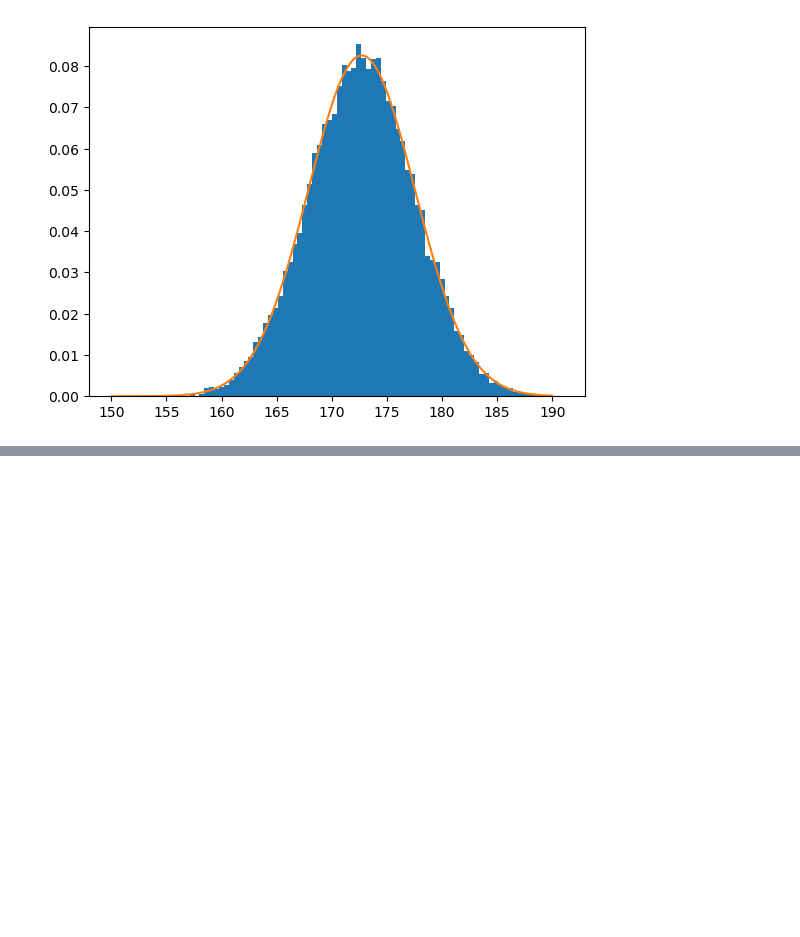
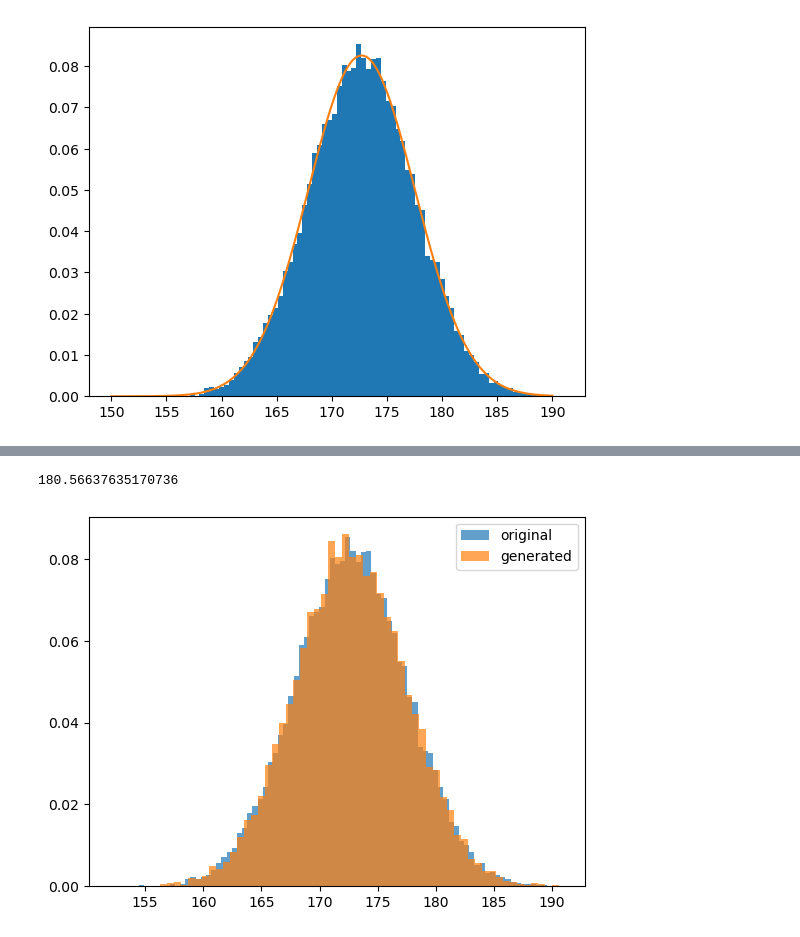
Before and after one commit to 2nagatomo2/Deep-Learning-from-scratch-5, a Jupyter notebook: 02/02.ipynb, the cells around one changed output, grey strips where cells are left out. Cells and saved outputs as stored; diff of their text form; code cells hidden in the pictures; blank space fills up the shorter version.

```diff
--- a/02/02.ipynb
+++ b/02/02.ipynb
@@ -73,0 +86,16 @@ plt.show()
+# %%
+sample = np.random.normal(loc=mu, scale=sigma, size=None)
+print(sample)
+# %% [output]
+180.56637635170736
+# %%
+samples = np.random.normal(loc=mu, scale=sigma, size=10000)
+
+plt.hist(xs, bins='auto', density=True, alpha=0.7, label='original')
+plt.hist(samples, bins='auto', density=True, alpha=0.7, label='generated')
+plt.xlabel = ('Height(cm)')
+plt.ylabel = ('Probabirity Density')
+plt.legend()
+plt.show()
+# %% [output]
+[figure, added]
```
Also changed, not shown: parts of 7 cells of this notebook.
